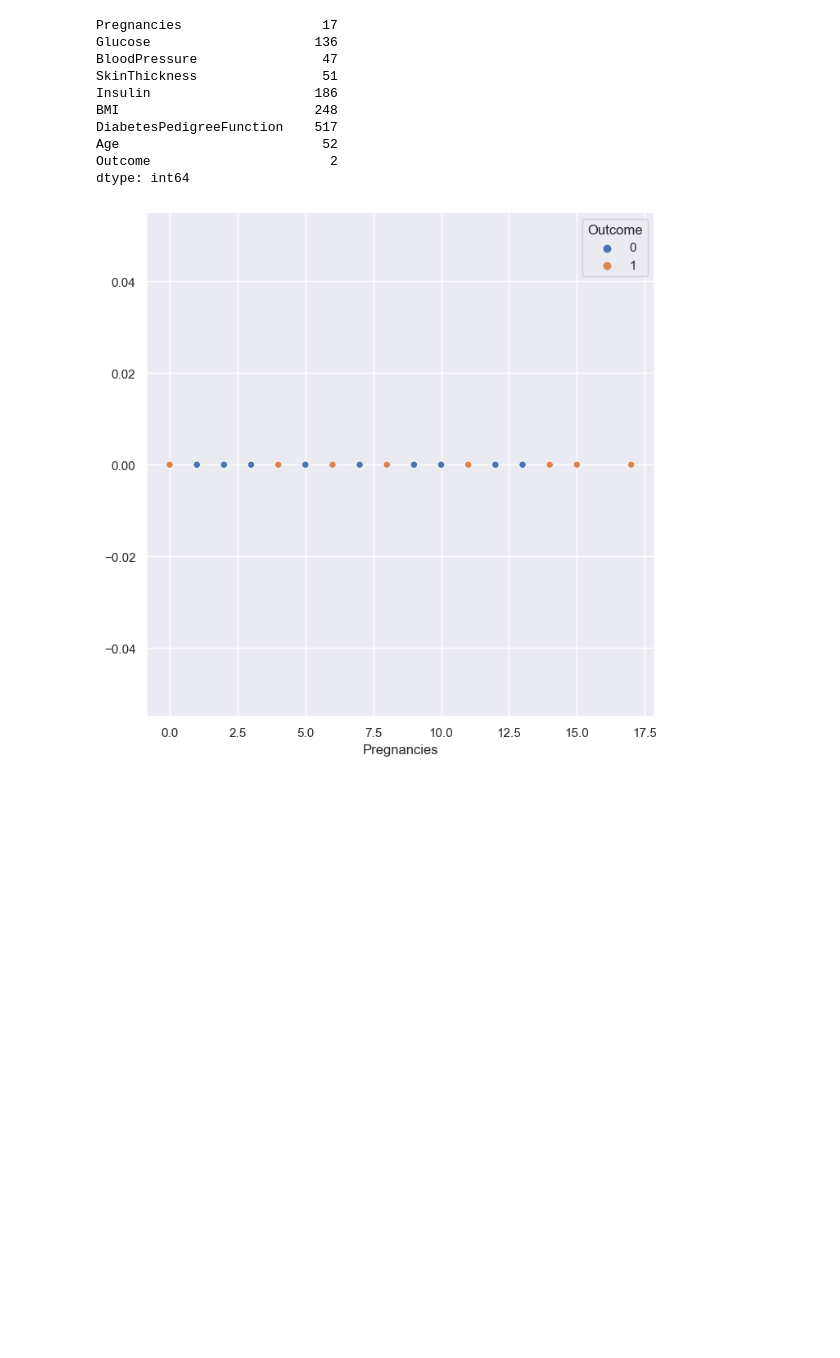
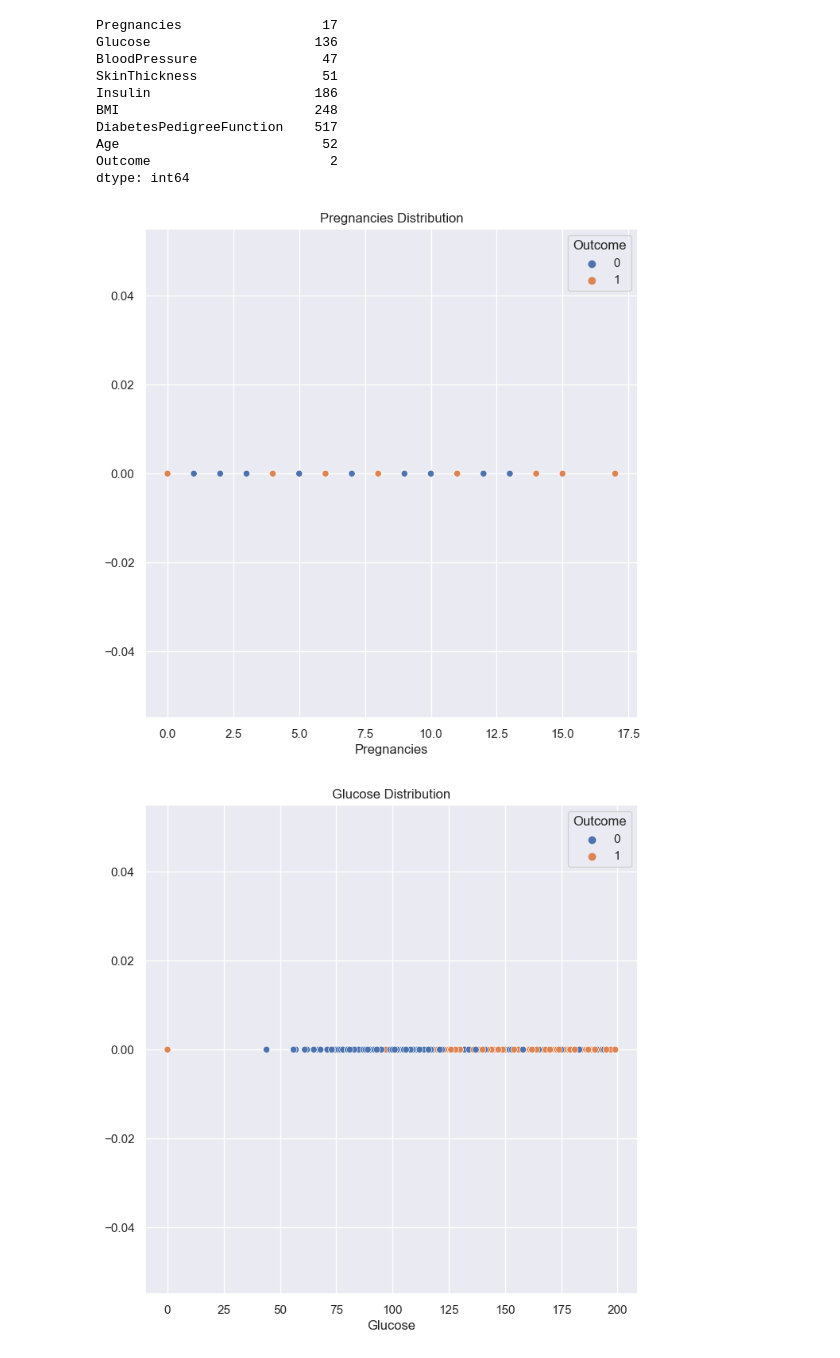
Before and after one commit to pinilDissanayaka/Pima-Indians-Diabetes-Prediction, a Jupyter notebook: Notebook/Prediction.ipynb, the cells around one changed output. Drawn from its saved outputs; the diff is of its cells as text; code cells hidden in the pictures; blank space fills up the shorter version.

```diff
--- a/Notebook/Prediction.ipynb
+++ b/Notebook/Prediction.ipynb
@@ -117,9 +118,12 @@ Age                          52
 Outcome                       2
 dtype: int64
 # %%
-sns.set()
-plt.figure(figsize = (8, 8))
-sns.scatterplot(data = df, x = 'Pregnancies', y = np.zeros_like(len(list(df.index))), hue = 'Outcome')
-plt.show()
+for i in num_col:
+    sns.set()
+    plt.figure(figsize = (8, 8))
+    sns.scatterplot(data = df, x = i, y = np.zeros_like(len(list(df.index))), hue = 'Outcome')
+    plt.title(f"{i} Distribution")
+    plt.show()
 # %% [output]
-[figure, old version]
+[figure, new version]
+[figure, added]
```
Also changed, not shown: parts of 13 cells of this notebook.
